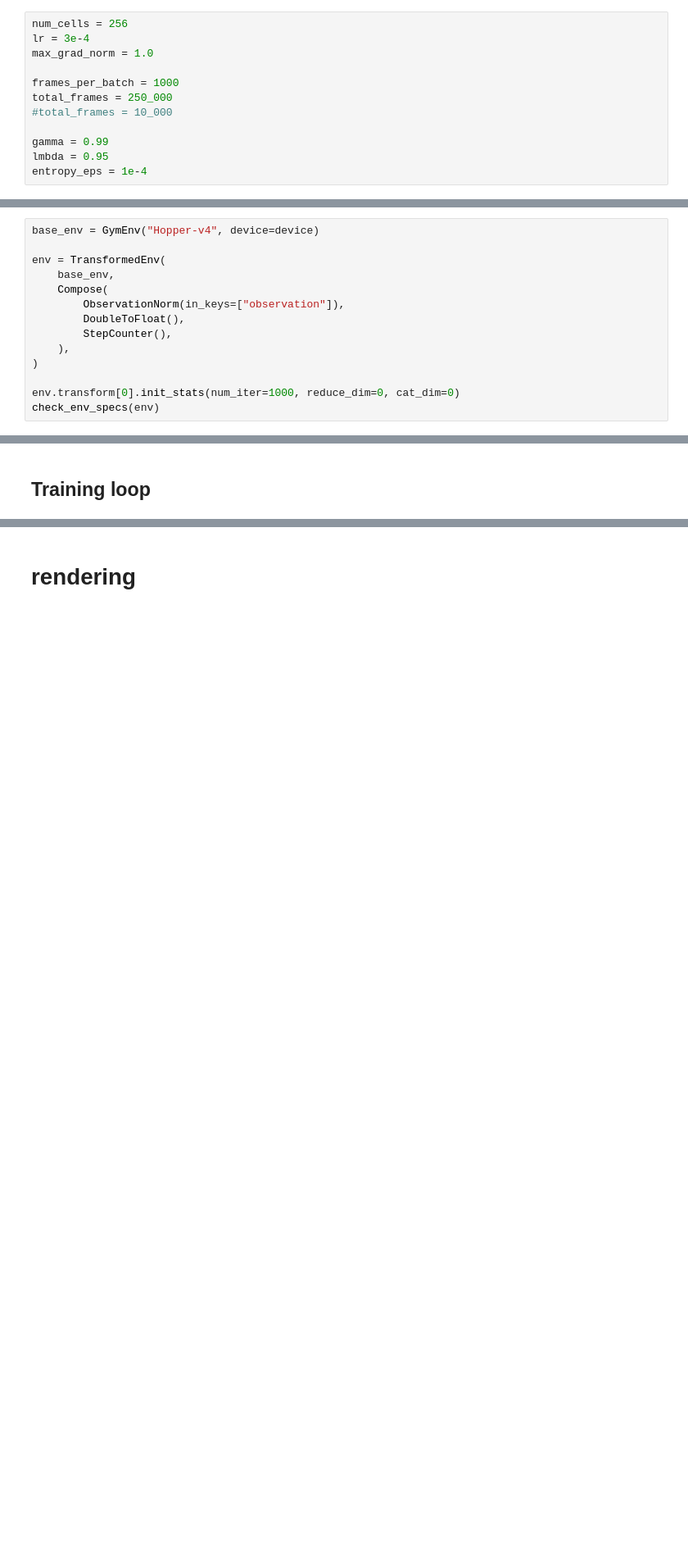
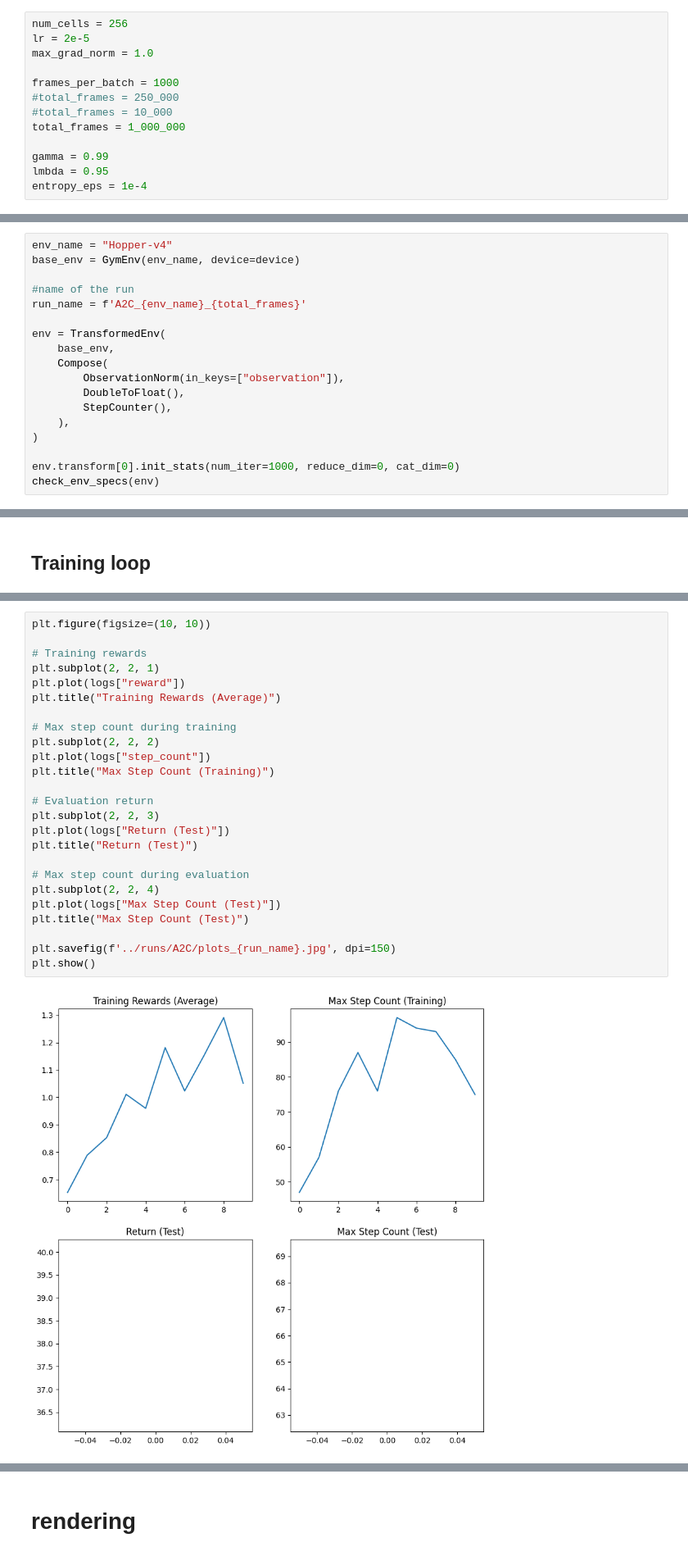
Before and after one commit to marssoo/RL-project-ppo, a Jupyter notebook: notebooks/A2C.ipynb, the cells around one changed output, grey strips where cells are left out. Shown at 82% size. Cells and saved outputs as stored; diff of their text form; blank space fills up the shorter version.

```diff
--- a/notebooks/A2C.ipynb
+++ b/notebooks/A2C.ipynb
@@ -33,12 +33,13 @@ device = (
 ## Setting parameters
 # %%
 num_cells = 256
-lr = 3e-4
+lr = 2e-5
 max_grad_norm = 1.0
 
 frames_per_batch = 1000
-total_frames = 250_000
+#total_frames = 250_000
 #total_frames = 10_000
+total_frames = 1_000_000
 
 gamma = 0.99
 lmbda = 0.95
@@ -46,7 +47,11 @@ entropy_eps = 1e-4
 # %% [markdown]
 ## Environment setup
 # %%
-base_env = GymEnv("Hopper-v4", device=device)
+env_name = "Hopper-v4"
+base_env = GymEnv(env_name, device=device)
+
+#name of the run
+run_name = f'A2C_{env_name}_{total_frames}'
 
 env = TransformedEnv(
     base_env,
@@ -204,0 +211,27 @@ Weird. Or not, maybe it is supposed to be trash.
+# %%
+plt.figure(figsize=(10, 10))
+
+# Training rewards
+plt.subplot(2, 2, 1)
+plt.plot(logs["reward"])
+plt.title("Training Rewards (Average)")
+
+# Max step count during training
+plt.subplot(2, 2, 2)
+plt.plot(logs["step_count"])
+plt.title("Max Step Count (Training)")
+
+# Evaluation return
+plt.subplot(2, 2, 3)
+plt.plot(logs["Return (Test)"])
+plt.title("Return (Test)")
+
+# Max step count during evaluation
+plt.subplot(2, 2, 4)
+plt.plot(logs["Max Step Count (Test)"])
+plt.title("Max Step Count (Test)")
+
+plt.savefig(f'../runs/A2C/plots_{run_name}.jpg', dpi=150)
+plt.show()
+# %% [output]
+[figure, added]
```
Also changed, not shown: parts of 9 cells of this notebook, 5 other files.
